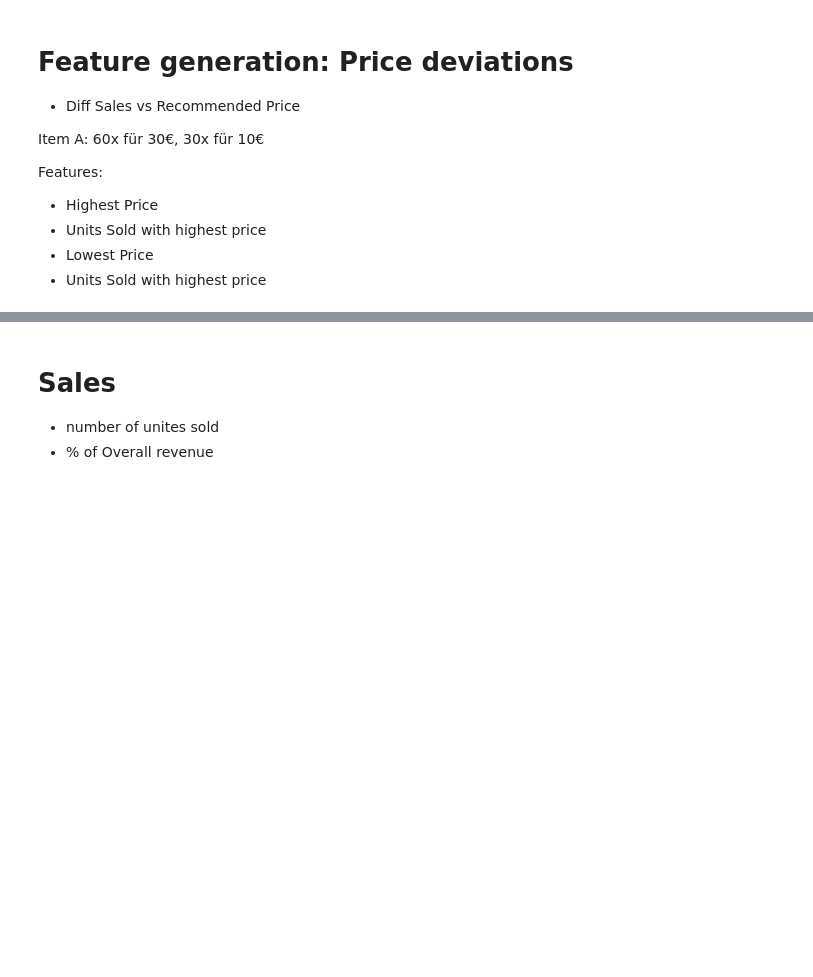
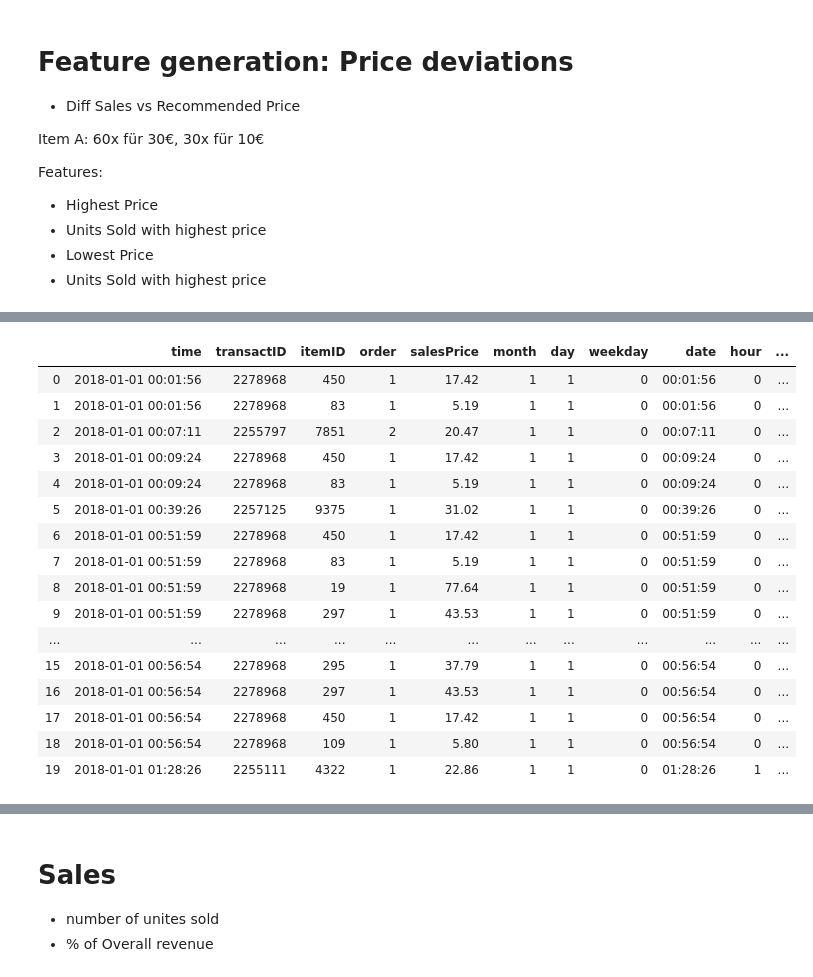
Before and after one commit to janapfeffer/DMC20_abraca-data, a Jupyter notebook: features/feature-generation2.ipynb, the cells around one changed output, grey strips where cells are left out. Drawn from its saved outputs; the diff is of its cells as text; code cells hidden in the pictures; blank space fills up the shorter version.

```diff
--- a/features/feature-generation2.ipynb
+++ b/features/feature-generation2.ipynb
@@ -87,14 +108,19 @@ joined['orders_priceDifference'] = joined['salesPrice'] - joined['recommendedRet
 joined['orders_relPriceDifference'] = joined['orders_priceDifference'] / joined['recommendedRetailPrice']
 # %%
 grouped_orders = orders.groupby("itemID")
+
+#Minimal Price of an Item
 minprices = grouped_orders.min()["salesPrice"]
-ex_orders = pd.merge(left=orders, right=minprices, on='itemID')
-ex_orders.rename(columns={'salesPrice_x':'salesPrice', 'salesPrice_y': 'items_minPrice'} , inplace=True)
+# minprices.rename(columns={'salesPrice': 'items_minPrice'} , inplace=True)
+ex_items = pd.merge(left=ex_items, right=minprices, on='itemID')
+print(ex_items.head(20))
 
-maxprices = grouped_orders.max()["salesPrice"]
-ex_orders = pd.merge(left=orders, right=maxprices, on='itemID')
-ex_orders.rename(columns={'salesPrice_x':'salesPrice', 'salesPrice_y': 'items_maxPrice'}, inplace=True)
+# #Mean Price of an Item
+# maxprices = grouped_orders.max()["salesPrice"]
+# ex_items = pd.merge(left=ex_items, right=maxprices, on='itemID')
+# ex_items.rename(columns={'salesPrice_x':'salesPrice', 'salesPrice_y': 'items_maxPrice'}, inplace=True)
 
-meanprices = grouped_orders.mean()["salesPrice"]
-ex_orders = pd.merge(left=orders, right=meanprices, on='itemID')
-ex_orders.rename(columns={'salesPrice_x':'salesPrice', 'salesPrice_y': 'items_meanprices'}, inplace=True)
+# #Mean Price of an Item
+# meanprices = grouped_orders.mean()["salesPrice"]
+# ex_items = pd.merge(left=ex_items, right=meanprices, on='itemID')
+# ex_items.rename(columns={'salesPrice_x':'salesPrice', 'salesPrice_y': 'items_meanprices'}, inplace=True)
@@ -105,0 +170,20 @@ ex_items["items_maxPriceCount"]= train.apply(lambda row: counts[row["itemID"], r
+# %%
+ex_orders.head(20)
+# %% [output]
+|  | time | transactID | itemID | order | salesPrice | month | day | weekday | date | hour | ... |
+| 0 | 2018-01-01 00:01:56 | 2278968 | 450 | 1 | 17.42 | 1 | 1 | 0 | 00:01:56 | 0 | ... |
+| 1 | 2018-01-01 00:01:56 | 2278968 | 83 | 1 | 5.19 | 1 | 1 | 0 | 00:01:56 | 0 | ... |
+| 2 | 2018-01-01 00:07:11 | 2255797 | 7851 | 2 | 20.47 | 1 | 1 | 0 | 00:07:11 | 0 | ... |
+| 3 | 2018-01-01 00:09:24 | 2278968 | 450 | 1 | 17.42 | 1 | 1 | 0 | 00:09:24 | 0 | ... |
+| 4 | 2018-01-01 00:09:24 | 2278968 | 83 | 1 | 5.19 | 1 | 1 | 0 | 00:09:24 | 0 | ... |
+| 5 | 2018-01-01 00:39:26 | 2257125 | 9375 | 1 | 31.02 | 1 | 1 | 0 | 00:39:26 | 0 | ... |
+| 6 | 2018-01-01 00:51:59 | 2278968 | 450 | 1 | 17.42 | 1 | 1 | 0 | 00:51:59 | 0 | ... |
+| 7 | 2018-01-01 00:51:59 | 2278968 | 83 | 1 | 5.19 | 1 | 1 | 0 | 00:51:59 | 0 | ... |
+| 8 | 2018-01-01 00:51:59 | 2278968 | 19 | 1 | 77.64 | 1 | 1 | 0 | 00:51:59 | 0 | ... |
+| 9 | 2018-01-01 00:51:59 | 2278968 | 297 | 1 | 43.53 | 1 | 1 | 0 | 00:51:59 | 0 | ... |
+| ... | ... | ... | ... | ... | ... | ... | ... | ... | ... | ... | ... |
+| 15 | 2018-01-01 00:56:54 | 2278968 | 295 | 1 | 37.79 | 1 | 1 | 0 | 00:56:54 | 0 | ... |
+| 16 | 2018-01-01 00:56:54 | 2278968 | 297 | 1 | 43.53 | 1 | 1 | 0 | 00:56:54 | 0 | ... |
+| 17 | 2018-01-01 00:56:54 | 2278968 | 450 | 1 | 17.42 | 1 | 1 | 0 | 00:56:54 | 0 | ... |
+| 18 | 2018-01-01 00:56:54 | 2278968 | 109 | 1 | 5.80 | 1 | 1 | 0 | 00:56:54 | 0 | ... |
+| 19 | 2018-01-01 01:28:26 | 2255111 | 4322 | 1 | 22.86 | 1 | 1 | 0 | 01:28:26 | 1 | ... |
```
Also changed, not shown: parts of 10 cells of this notebook.
